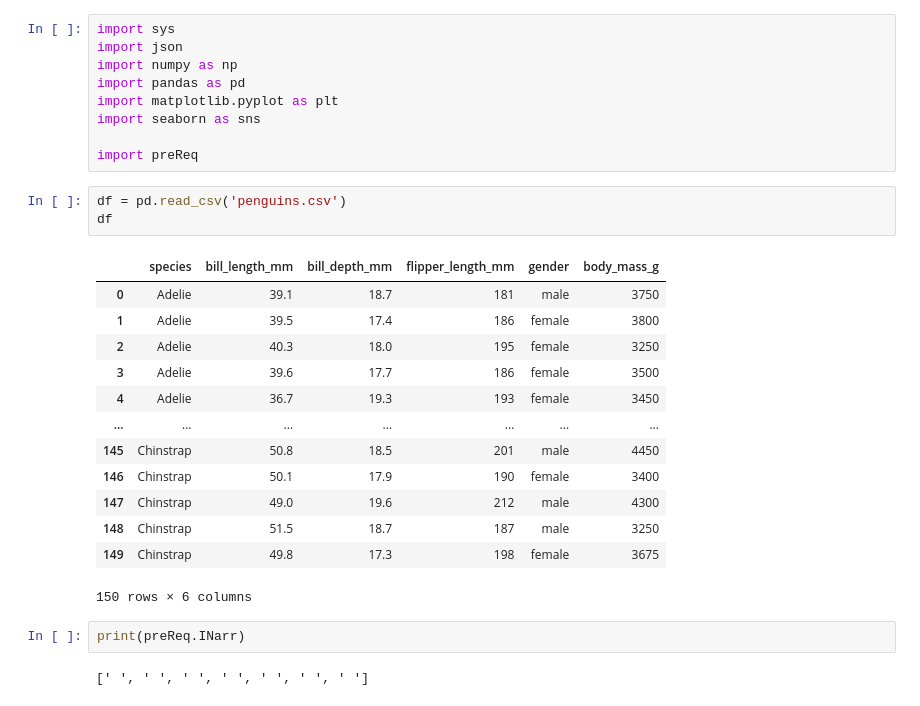
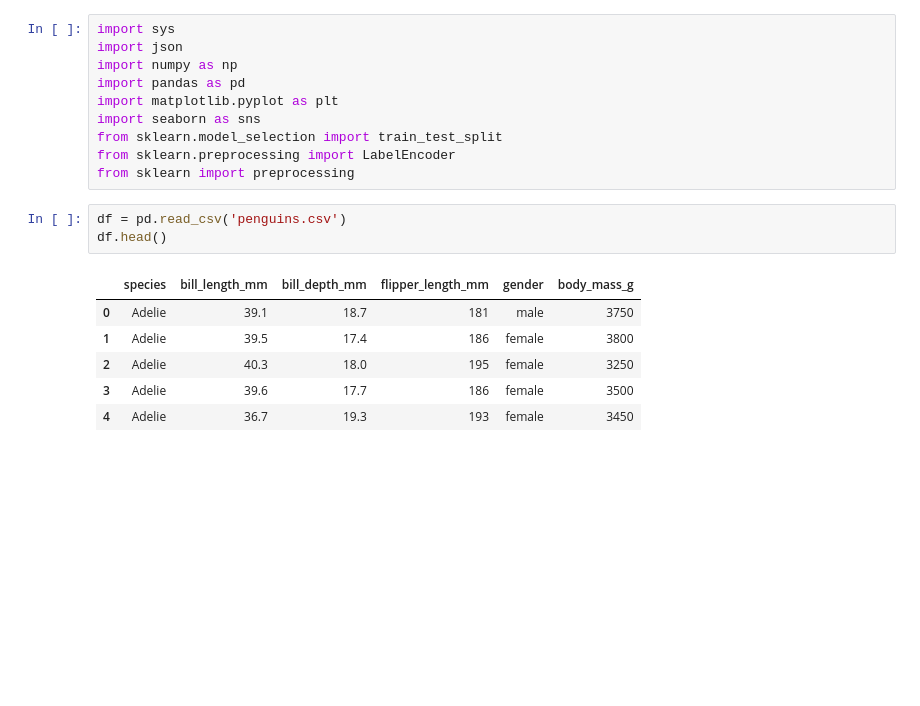
Before and after one commit to AhmedNasser1601/Penguins-Classifier, a Jupyter notebook: Model.ipynb, the cells around one changed output. Saved outputs shown, nothing was run; the diff lists cells and outputs as text; blank space fills up the shorter version.

Commit message:
Update Model.ipynb
Update On Modeling

```diff
--- a/Model.ipynb
+++ b/Model.ipynb
@@ -5,26 +5,16 @@ import numpy as np
 import pandas as pd
 import matplotlib.pyplot as plt
 import seaborn as sns
-
-import preReq
+from sklearn.model_selection import train_test_split
+from sklearn.preprocessing import LabelEncoder
+from sklearn import preprocessing
 # %%
 df = pd.read_csv('penguins.csv')
-df
+df.head()
 # %% [output]
 |  | species | bill_length_mm | bill_depth_mm | flipper_length_mm | gender | body_mass_g |
 | 0 | Adelie | 39.1 | 18.7 | 181 | male | 3750 |
 | 1 | Adelie | 39.5 | 17.4 | 186 | female | 3800 |
 | 2 | Adelie | 40.3 | 18.0 | 195 | female | 3250 |
 | 3 | Adelie | 39.6 | 17.7 | 186 | female | 3500 |
 | 4 | Adelie | 36.7 | 19.3 | 193 | female | 3450 |
-| ... | ... | ... | ... | ... | ... | ... |
-| 145 | Chinstrap | 50.8 | 18.5 | 201 | male | 4450 |
-| 146 | Chinstrap | 50.1 | 17.9 | 190 | female | 3400 |
-| 147 | Chinstrap | 49.0 | 19.6 | 212 | male | 4300 |
-| 148 | Chinstrap | 51.5 | 18.7 | 187 | male | 3250 |
-| 149 | Chinstrap | 49.8 | 17.3 | 198 | female | 3675 |
-150 rows × 6 columns
-# %%
-print(preReq.INarr)
-# %% [output]
-[' ', ' ', ' ', ' ', ' ', ' ', ' ']
```
Also changed, not shown: parts of 12 cells of this notebook.
